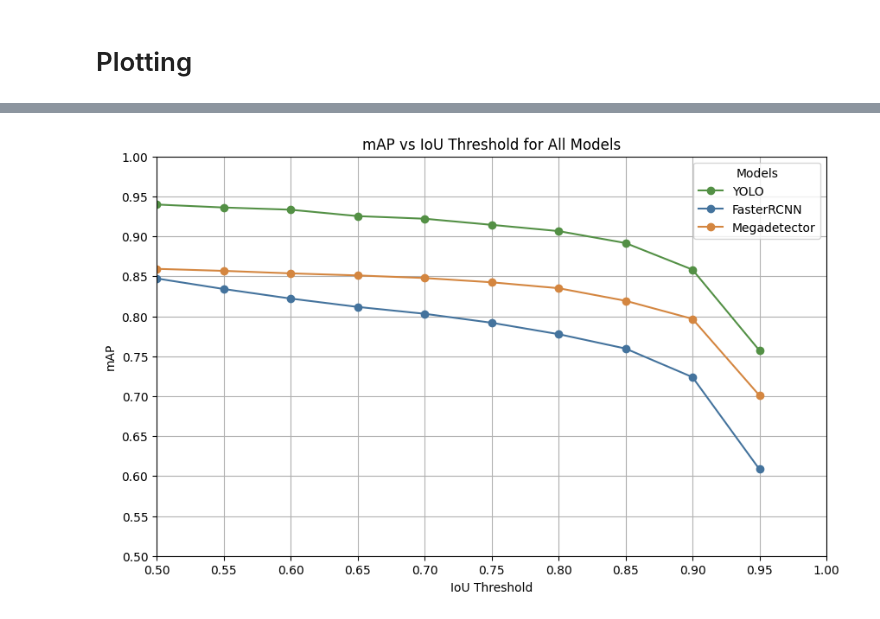
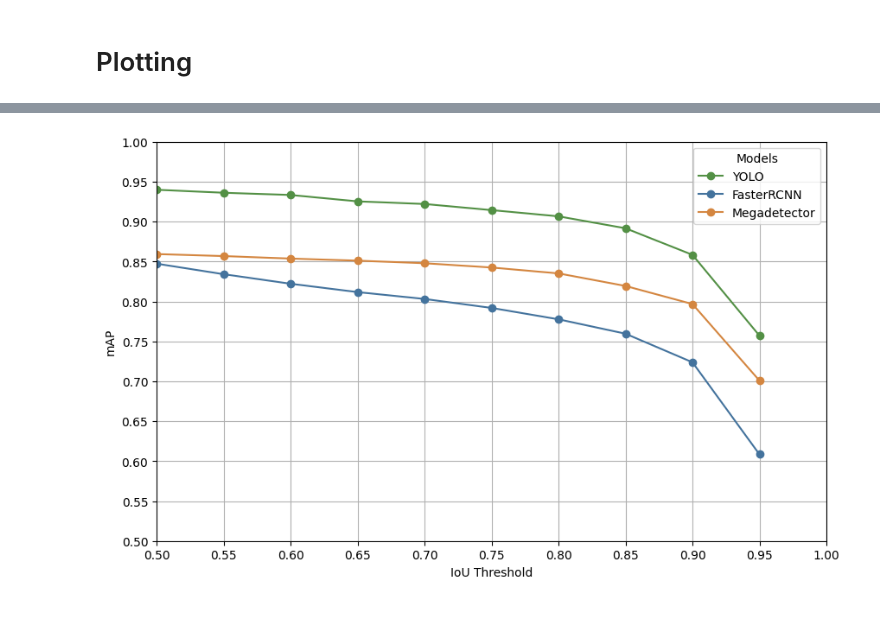
Before and after one commit to ziriraha/snieves-donana-benchmark, a Jupyter notebook: models/analysis/study.ipynb, the cells around one changed output, grey strips where cells are left out. Cells and saved outputs as stored; diff of their text form; code cells hidden in the pictures.

```diff
--- a/models/analysis/study.ipynb
+++ b/models/analysis/study.ipynb
@@ -244,28 +244,28 @@ for model in models.keys():
 # %%
 # Plot all mAP vs IoU Threshold curves in a single plot
 def plot_all_mAP_vs_iou(models, colors):
     plt.figure(figsize=(10, 6))
 
     for model, data in models.items():
         mAP = data["mAP"]
         x = list(mAP.keys())
         y = [mAP[i][0] for i in x]
         plt.plot(x, y, marker='o', label=model, color=colors[model])
 
     plt.xticks(ticks=[i * 0.05 for i in range(21)], labels=[f"{i * 0.05:.2f}" for i in range(21)])
     plt.xlim(0.5, 1)
     plt.yticks(ticks=[i * 0.05 for i in range(21)], labels=[f"{i * 0.05:.2f}" for i in range(21)])
     plt.ylim(0.5, 1)
     plt.xlabel("IoU Threshold")
     plt.ylabel("mAP")
-    plt.title("mAP vs IoU Threshold for All Models")
+
     plt.grid()
     plt.legend(title="Models")
     plt.show()
 
 plot_all_mAP_vs_iou(models, COLORS)
 # %% [output]
-[figure, old version]
+[figure, new version]
 # %%
 #based on the report, show a barplot of the f1 score for each class
 def plot_f1_scores(report, model):
```
Also changed, not shown: parts of 4 cells of this notebook, 6 other files.
